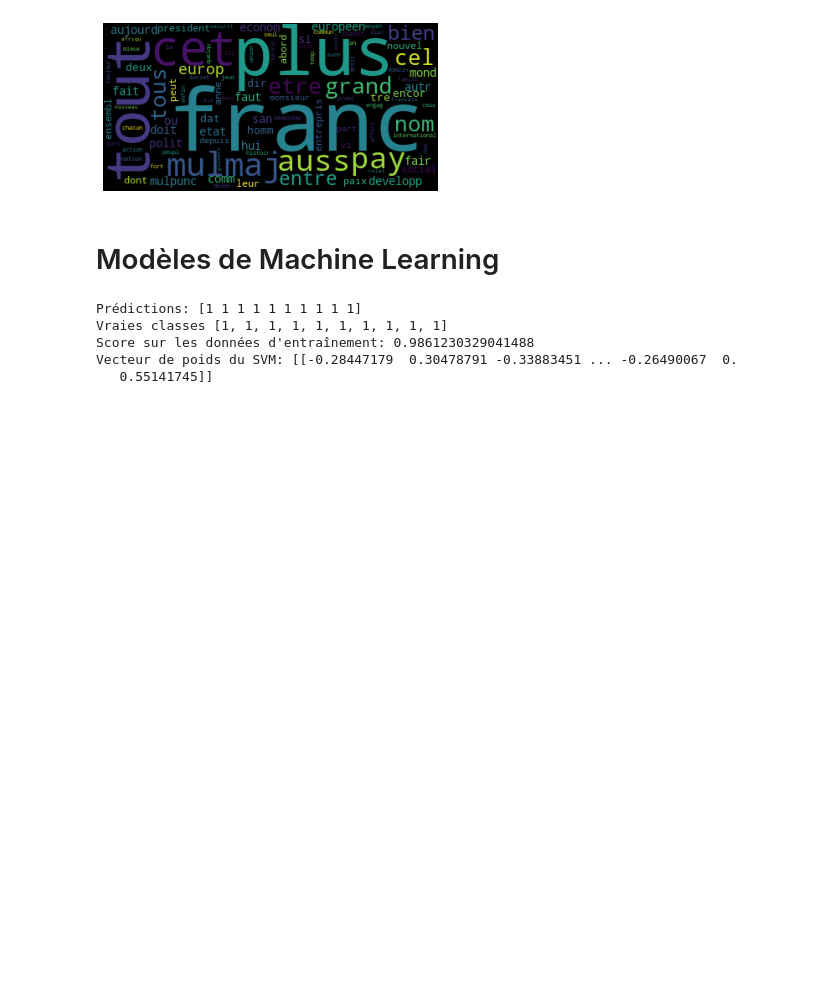
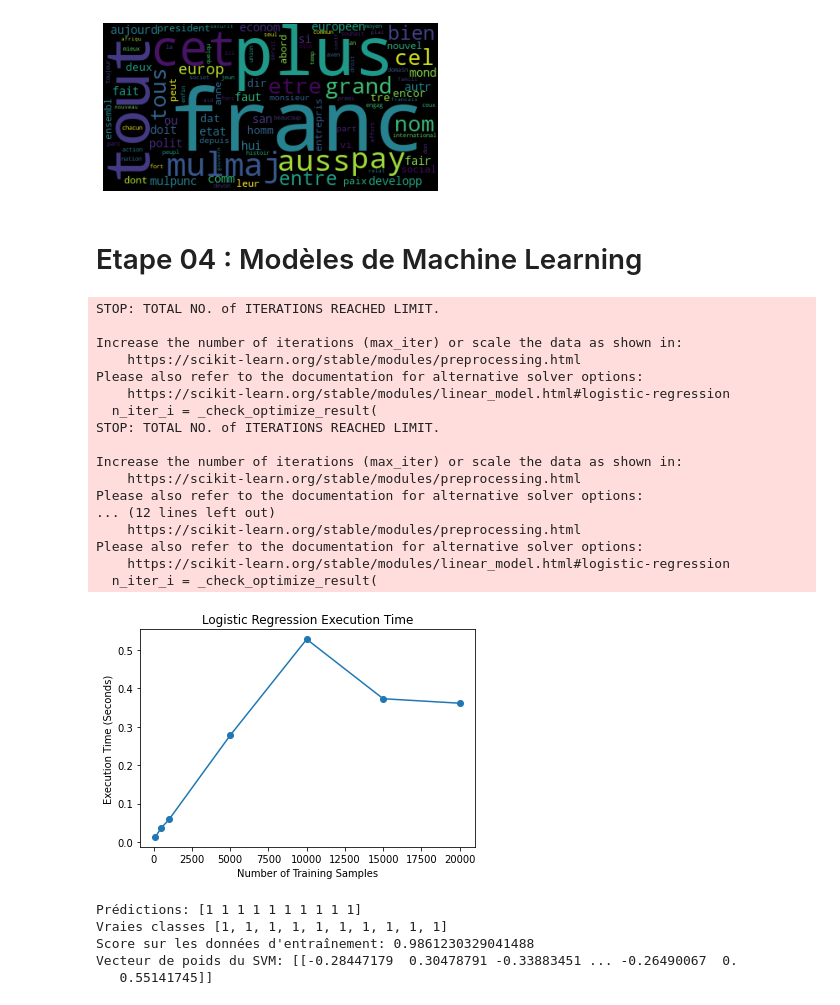
Before and after one commit to samynhl/RITAL-TMES, a Jupyter notebook: TME1 - BoW/Bow-Presidents.ipynb, the cells around one changed output. Saved outputs shown, nothing was run; the diff lists cells and outputs as text; code cells hidden in the pictures; blank space fills up the shorter version.

Commit message:
Analyse du temps d'execution des algorithmes

```diff
--- a/TME1 - BoW/Bow-Presidents.ipynb
+++ b/TME1 - BoW/Bow-Presidents.ipynb
@@ -497,7 +546,7 @@ plt.axis("off")
 (-0.5, 399.5, 199.5, -0.5)
 [figure]
 # %% [markdown]
-# Modèles de Machine Learning
+# Etape 04 : Modèles de Machine Learning
 # %%
 from sklearn.feature_extraction.text import CountVectorizer, TfidfVectorizer
 from collections import Counter
@@ -512,3 +561,51 @@ import time
 # %%
 # Pré-processing du texte
 xtrain = text_processor(X_train, language='french', line=None, mark_punc=True, mark_maj=True, no_punc=True, no_num=True, lowercase=True, no_stopwords=True, norm=True, stemming=True)
+# %%
+import time
+import matplotlib.pyplot as plt
+from sklearn.feature_extraction.text import CountVectorizer
+from sklearn.linear_model import LogisticRegression
+
+# Define a function to train a logistic regression model and measure the execution time
+def train_logistic_regression(X_train, y_train):
+    vectorizer = CountVectorizer()
+    X_train_vectorized = vectorizer.fit_transform(X_train)
+    model = LogisticRegression()
+    start_time = time.time()
+    model.fit(X_train_vectorized, y_train)
+    end_time = time.time()
+    return end_time - start_time
+
+# Measure the execution time for different numbers of training samples
+num_samples = [100, 500, 1000, 5000, 10000, 15000, 20000]
+execution_times = []
+for n in num_samples:
+    execution_time = train_logistic_regression(X_train[:n], Y_train[:n])
+    execution_times.append(execution_time)
+
+# Plot the execution time as a function of the number of training samples
+plt.plot(num_samples, execution_times, 'o-')
+plt.xlabel('Number of Training Samples')
+plt.ylabel('Execution Time (Seconds)')
+plt.title('Logistic Regression Execution Time')
+plt.show()
+# %% [output]
+STOP: TOTAL NO. of ITERATIONS REACHED LIMIT.
+
+Increase the number of iterations (max_iter) or scale the data as shown in:
+    https://scikit-learn.org/stable/modules/preprocessing.html
+Please also refer to the documentation for alternative solver options:
+    https://scikit-learn.org/stable/modules/linear_model.html#logistic-regression
+  n_iter_i = _check_optimize_result(
+STOP: TOTAL NO. of ITERATIONS REACHED LIMIT.
+
+Increase the number of iterations (max_iter) or scale the data as shown in:
+    https://scikit-learn.org/stable/modules/preprocessing.html
+Please also refer to the documentation for alternative solver options:
+... (12 lines left out)
+    https://scikit-learn.org/stable/modules/preprocessing.html
+Please also refer to the documentation for alternative solver options:
+    https://scikit-learn.org/stable/modules/linear_model.html#logistic-regression
+  n_iter_i = _check_optimize_result(
+[figure, added]
```
Also changed, not shown: parts of 12 cells of this notebook.
